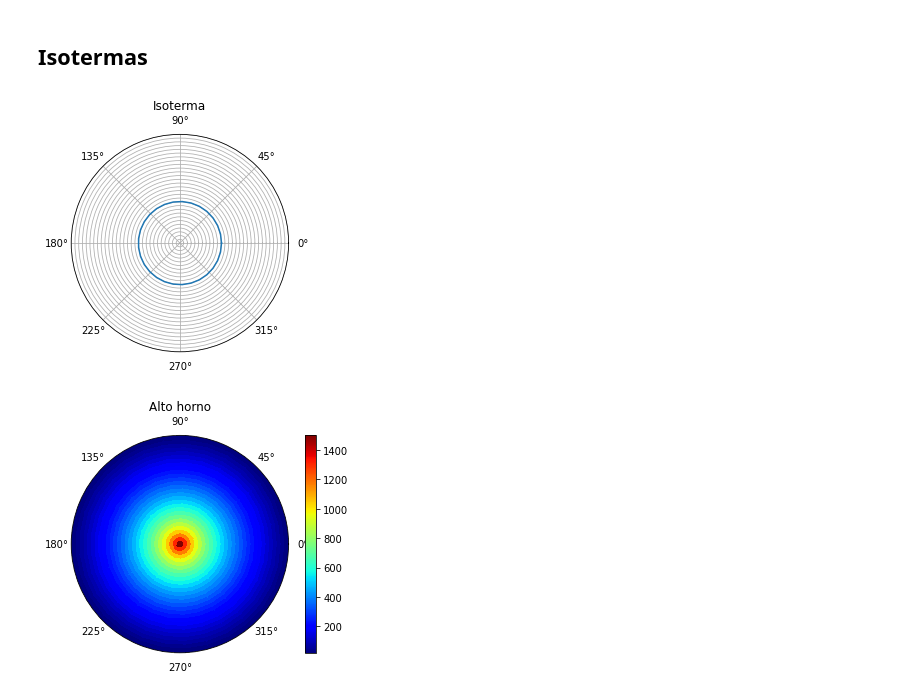
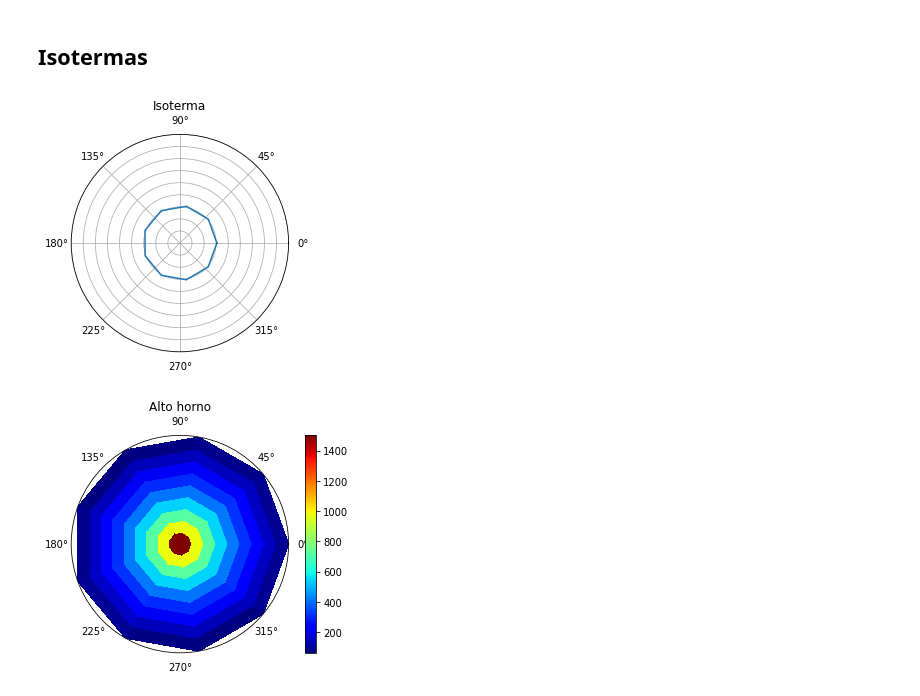
Before and after one commit to Ceilovee/Metodos, a Jupyter notebook: tp metodos/python/analisis.ipynb, the cells around one changed output. Saved outputs shown, nothing was run; the diff lists cells and outputs as text; code cells hidden in the pictures.

Commit message:
mas cambios en graficos de isoterma

```diff
--- a/tp metodos/python/analisis.ipynb
+++ b/tp metodos/python/analisis.ipynb
@@ -70,21 +70,16 @@ plt.savefig("graficos/gauss-lu.svg");
 # %% [markdown]
 ## Isotermas
 # %%
-n=30
-m=30
-ri=10
-re=100
 
-r = encontrar_isoterma('../tests/tests_alu/test1.expected',n,m,ri,re)
-cantidad_puntos = n
-theta = np.linspace(0, 2*np.pi, cantidad_puntos)
+def isoterma1(archivo,n,m,ri,re):
+    r = encontrar_isoterma(archivo,n,m,ri,re)
+    cantidad_puntos = n
+    theta = np.linspace(0, 2*np.pi, cantidad_puntos)
 
-fig, ax = plt.subplots(subplot_kw={'projection': 'polar'})
-ax.plot(theta, r)
-ax.set_rticks([((re-ri)/(m))*x for x in range(m)])
-plt.yticks([((re-ri)/(m))*x for x in range(m)], [])
-ax.grid(True)
-ax.set_title("Isoterma")
-plt.show()
+    fig, ax = plt.subplots(subplot_kw={'projection': 'polar'})
+    ax.plot(theta, r)
+    ax.set_rticks([((re-ri)/(m))*x for x in range(m)])
+    plt.yticks([((re-ri)/(m))*x for x in range(m)], [])
+    ax.grid(True)
+    ax.set_title("Isoterma")
+    plt.show()
-# %% [output]
-[figure, removed]
@@ -91,29 +88,20 @@ plt.show()
 # %%
-n=30
-m=30
-ri=10
-re=100
-archivo='../tests/tests_alu/test1.expected'
-b = encontrar_isoterma(archivo,n,m,ri,re)
+def isoterma2(archivo,n,m,ri,re):
+    b = encontrar_isoterma(archivo,n,m,ri,re)
+    cantidad_angulos = n
+    cantidad_radios = m
+    theta = np.tile(np.linspace(0, 2*np.pi, cantidad_angulos), (cantidad_radios, 1)).transpose()
+
+    r = np.tile(np.linspace(0, 1, cantidad_radios), (cantidad_angulos, 1))
+
+    b=np.loadtxt(archivo)
+    b.resize(n,m)
+    z=b.transpose()
 
 
-cantidad_angulos = n
-cantidad_radios = m
-
-theta = np.tile(np.linspace(0, 2*np.pi, cantidad_angulos), (cantidad_radios, 1)).transpose()
-
-r = np.tile(np.linspace(0, 1, cantidad_radios), (cantidad_angulos, 1))
-
-b=np.loadtxt(archivo)
-b.resize(n,m)
-z=b.transpose()
-
-
-fig, ax = plt.subplots(subplot_kw={'projection': 'polar'})
-grafico = ax.pcolor(theta, r,z, cmap='jet')
-ax.set_title('Alto horno')
-ax.set_yticklabels([])
-fig.colorbar(grafico)
-plt.show()
+    fig, ax = plt.subplots(subplot_kw={'projection': 'polar'})
+    grafico = ax.pcolor(theta, r,z, cmap='jet')
+    ax.set_title('Alto horno')
+    ax.set_yticklabels([])
+    fig.colorbar(grafico)
+    plt.show()
-# %% [output]
-[figure, removed]
@@ -119,0 +110,7 @@ plt.show()
+# %%
+gl10='./resultados_instancias/gauss-lu/g_l_10_LU_0.txt'
+isoterma1(gl10,10,10,10,100)
+isoterma2(gl10,10,10,10,100)
+# %% [output]
+[figure, added]
+[figure, added]
```
Also changed, not shown: parts of 3 cells of this notebook.
